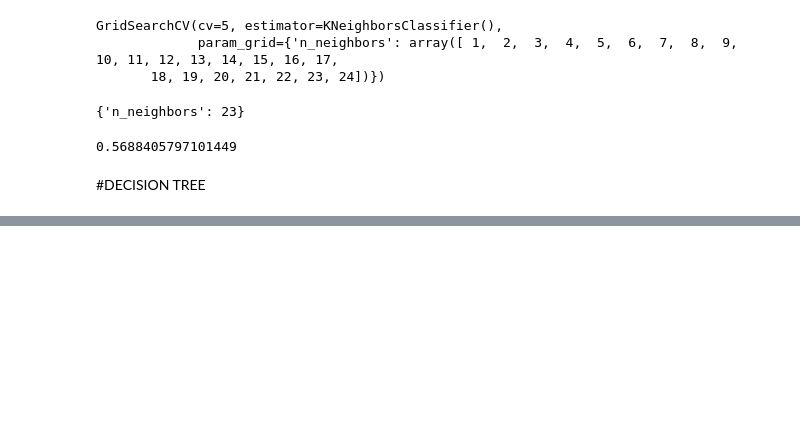
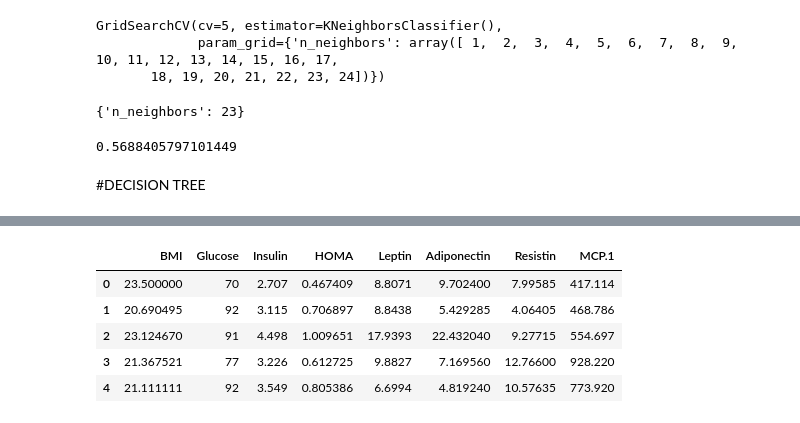
Before and after one commit to CAHYANIR/datamining, a Jupyter notebook: _sources/UTS.ipynb, the cells around one changed output, grey strips where cells are left out. Drawn from its saved outputs; the diff is of its cells as text; code cells hidden in the pictures; blank space fills up the shorter version.

```diff
--- a/_sources/UTS.ipynb
+++ b/_sources/UTS.ipynb
@@ -83,0 +104,9 @@ knn_gscv.best_score_
+# %%
+df.head()
+# %% [output]
+|  | BMI | Glucose | Insulin | HOMA | Leptin | Adiponectin | Resistin | MCP.1 |
+| 0 | 23.500000 | 70 | 2.707 | 0.467409 | 8.8071 | 9.702400 | 7.99585 | 417.114 |
+| 1 | 20.690495 | 92 | 3.115 | 0.706897 | 8.8438 | 5.429285 | 4.06405 | 468.786 |
+| 2 | 23.124670 | 91 | 4.498 | 1.009651 | 17.9393 | 22.432040 | 9.27715 | 554.697 |
+| 3 | 21.367521 | 77 | 3.226 | 0.612725 | 9.8827 | 7.169560 | 12.76600 | 928.220 |
+| 4 | 21.111111 | 92 | 3.549 | 0.805386 | 6.6994 | 4.819240 | 10.57635 | 773.920 |
```
Also changed, not shown: parts of 9 cells of this notebook, 3 other files.
